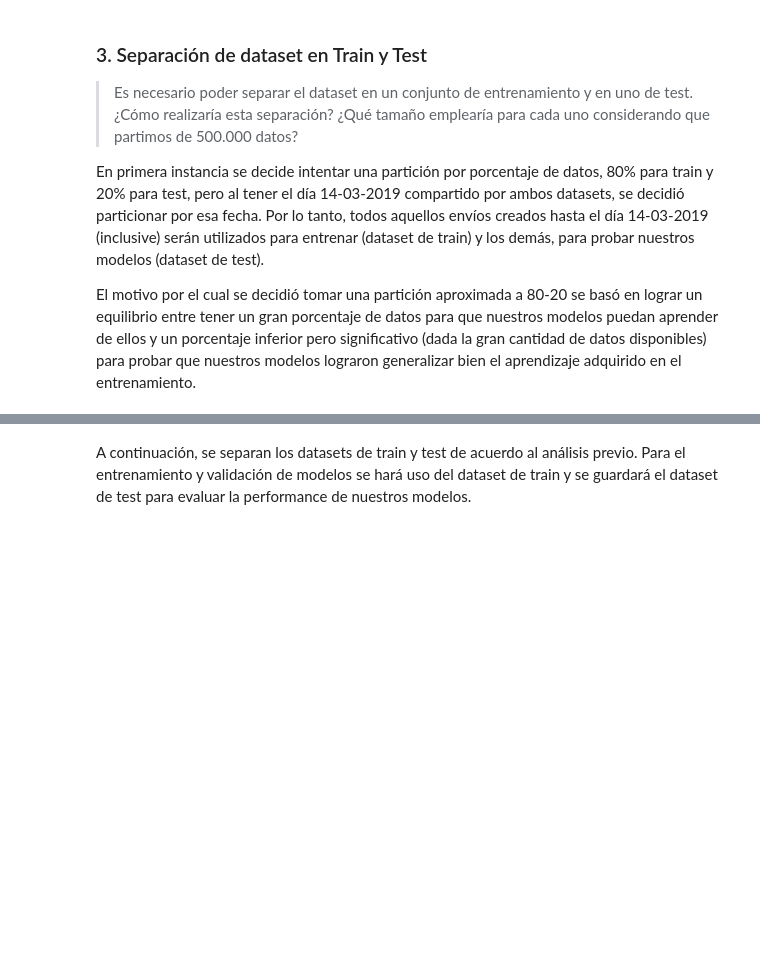
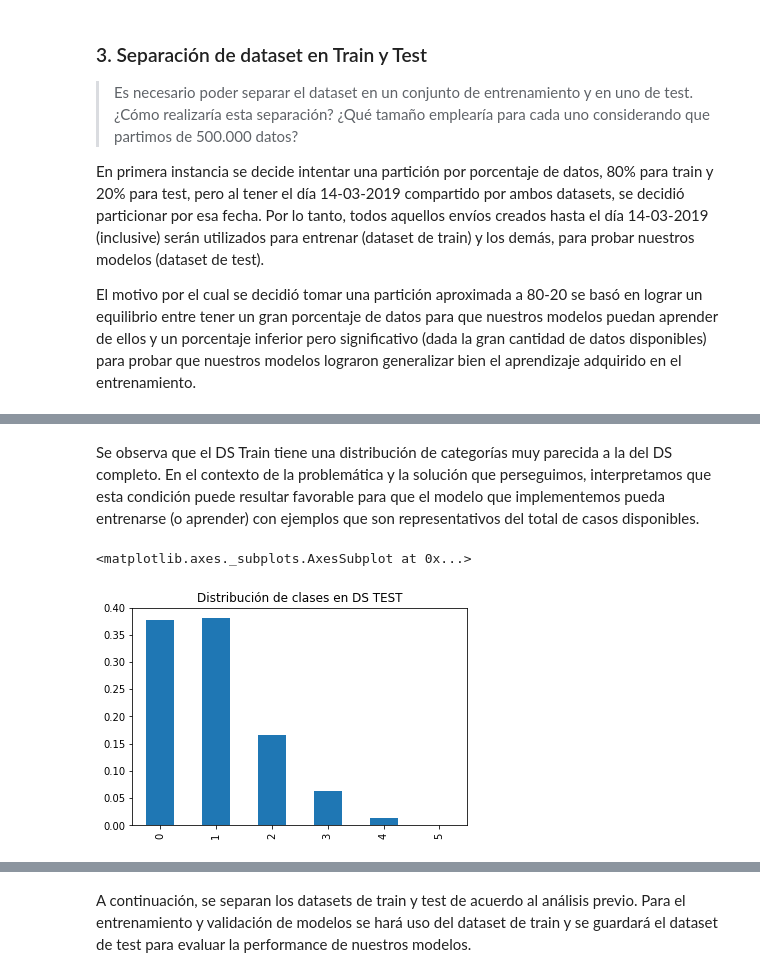
Before and after one commit to NSalina/diplodatos_2019, a Jupyter notebook: mentoria_envios/Practico3_IAA_Mentoria_cuando_llega.ipynb, the cells around one changed output, grey strips where cells are left out. Drawn from its saved outputs; the diff is of its cells as text; code cells hidden in the pictures; blank space fills up the shorter version.

```diff
--- a/mentoria_envios/Practico3_IAA_Mentoria_cuando_llega.ipynb
+++ b/mentoria_envios/Practico3_IAA_Mentoria_cuando_llega.ipynb
@@ -291,0 +363,8 @@ Name: ds_train, dtype: int64
+# %% [markdown]
+Se observa que el DS Train tiene una distribución de categorías muy parecida a la del DS completo. En el contexto de la problemática y la solución que perseguimos, interpretamos que esta condición puede resultar favorable para que el modelo que implementemos pueda entrenarse (o aprender) con ejemplos que son representativos del total de casos disponibles.
+# %%
+ds[~ds.ds_train][TARGET_ID].value_counts(normalize=True,sort=False).plot(kind='bar', \
+                                                        title='Distribución de clases en DS TEST')
+# %% [output]
+<matplotlib.axes._subplots.AxesSubplot at 0x...>
+[figure, added]
```
Also changed, not shown: parts of 147 cells of this notebook.
